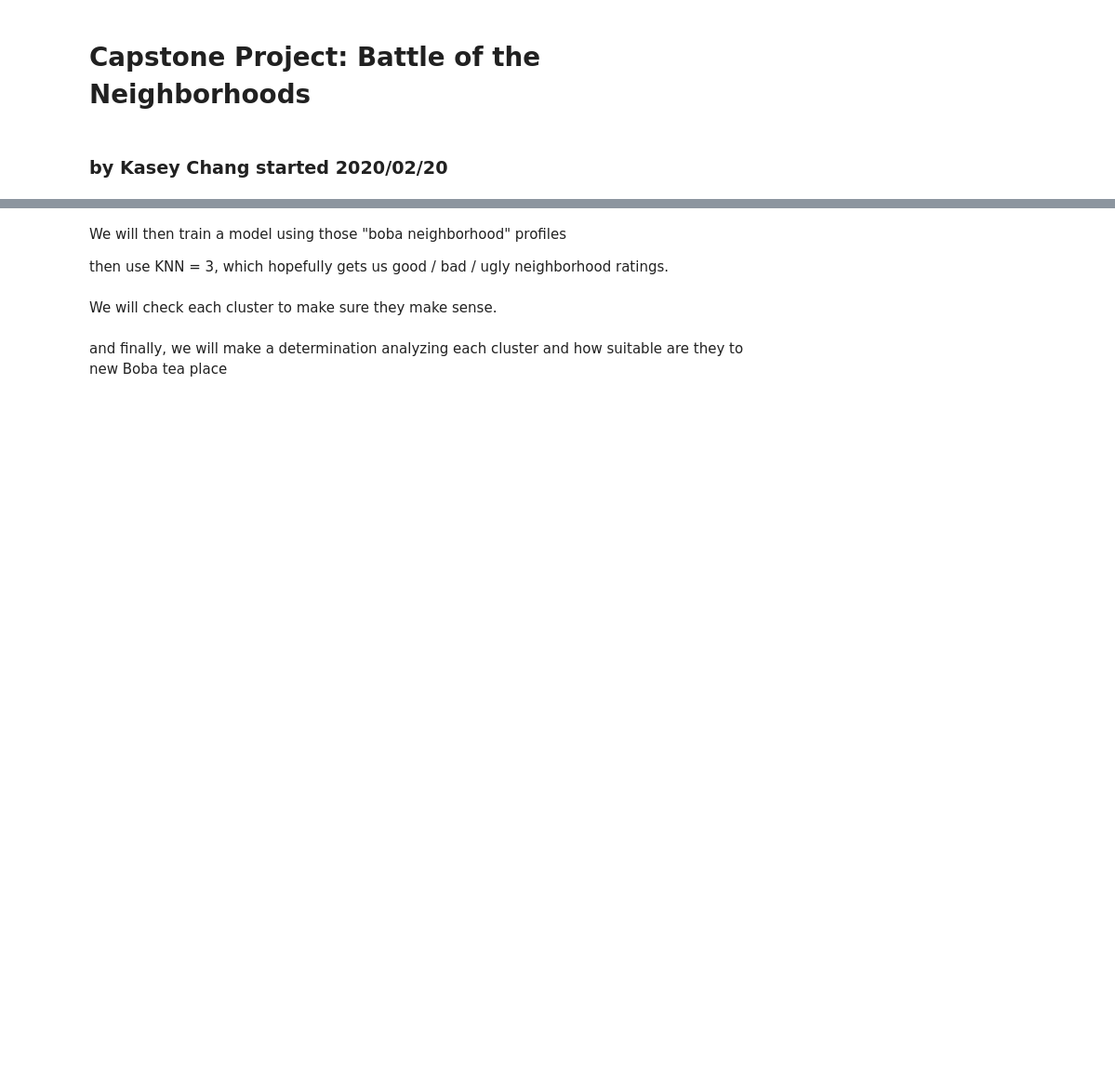
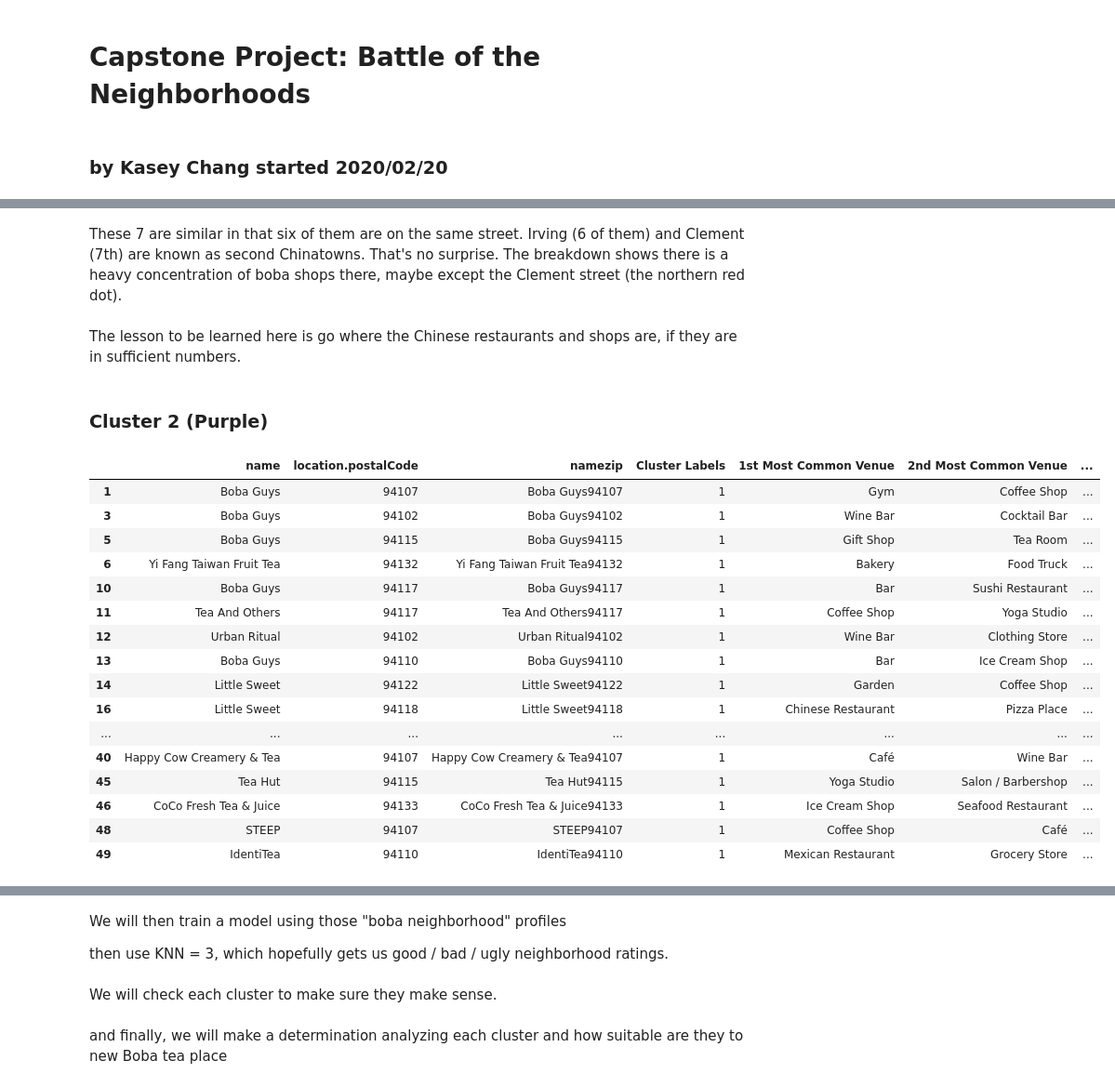
Before and after one commit to kschang77/CapstoneBattleNeighborhood, a Jupyter notebook: Capstone Project Battle Neighborhood Part 2.ipynb, the cells around one changed output, grey strips where cells are left out. Shown at 93% size. Drawn from its saved outputs; the diff is of its cells as text; code cells hidden in the pictures; blank space fills up the shorter version.

Commit message:
Published from Watson Studio.

```diff
--- a/Capstone Project Battle Neighborhood Part 2.ipynb
+++ b/Capstone Project Battle Neighborhood Part 2.ipynb
@@ -41,0 +413,6 @@ We will also plot these neighborhoods on a map to verify them and boba places in
+# %%
+def return_most_common_venues(row, num_top_venues):
+    row_categories = row.iloc[1:]
+    row_categories_sorted = row_categories.sort_values(ascending=False)
+
+    return row_categories_sorted.index.values[0:num_top_venues]
@@ -41,0 +510,16 @@ We will also plot these neighborhoods on a map to verify them and boba places in
+# %%
+# add clustering labels
+neighborhoods_venues_sorted.insert(0, 'Cluster Labels', kmeans.labels_)
+
+boba_merged = boba_venues2
+
+# merge toronto_grouped with toronto_data to add latitude/longitude for each neighborhood
+boba_merged = boba_merged.join(neighborhoods_venues_sorted.set_index('namezip'), on='namezip',how='outer')
+
+# Somehow this join created NaN values in the table, had to drop them
+#boba_merged.dropna(inplace=True)
+
+#then recast the column back to numeric
+#boba_merged['Cluster Labels']=pd.to_numeric(boba_merged['Cluster Labels'],downcast='integer')
+
+boba_merged.head()
@@ -41,0 +580,26 @@ We will also plot these neighborhoods on a map to verify them and boba places in
+# %% [markdown]
+These 7 are similar in that six of them are on the same street. Irving (6 of them) and Clement (7th) are known as second Chinatowns. That's no surprise. The breakdown shows there is a heavy concentration of boba shops there, maybe except the Clement street (the northern red dot).
+# %% [markdown]
+The lesson to be learned here is go where the Chinese restaurants and shops are, if they are in sufficient numbers.
+# %% [markdown]
+### Cluster 2 (Purple)
+# %%
+boba_merged.loc[boba_merged['Cluster Labels'] == 1, boba_merged.columns[[0,4]+ list(range(5, boba_merged.shape[1]))]]
+# %% [output]
+|  | name | location.postalCode | namezip | Cluster Labels | 1st Most Common Venue | 2nd Most Common Venue | ... |
+| 1 | Boba Guys | 94107 | Boba Guys94107 | 1 | Gym | Coffee Shop | ... |
+| 3 | Boba Guys | 94102 | Boba Guys94102 | 1 | Wine Bar | Cocktail Bar | ... |
+| 5 | Boba Guys | 94115 | Boba Guys94115 | 1 | Gift Shop | Tea Room | ... |
+| 6 | Yi Fang Taiwan Fruit Tea | 94132 | Yi Fang Taiwan Fruit Tea94132 | 1 | Bakery | Food Truck | ... |
+| 10 | Boba Guys | 94117 | Boba Guys94117 | 1 | Bar | Sushi Restaurant | ... |
+| 11 | Tea And Others | 94117 | Tea And Others94117 | 1 | Coffee Shop | Yoga Studio | ... |
+| 12 | Urban Ritual | 94102 | Urban Ritual94102 | 1 | Wine Bar | Clothing Store | ... |
+| 13 | Boba Guys | 94110 | Boba Guys94110 | 1 | Bar | Ice Cream Shop | ... |
+| 14 | Little Sweet | 94122 | Little Sweet94122 | 1 | Garden | Coffee Shop | ... |
+| 16 | Little Sweet | 94118 | Little Sweet94118 | 1 | Chinese Restaurant | Pizza Place | ... |
+| ... | ... | ... | ... | ... | ... | ... | ... |
+| 40 | Happy Cow Creamery & Tea | 94107 | Happy Cow Creamery & Tea94107 | 1 | Café | Wine Bar | ... |
+| 45 | Tea Hut | 94115 | Tea Hut94115 | 1 | Yoga Studio | Salon / Barbershop | ... |
+| 46 | CoCo Fresh Tea & Juice | 94133 | CoCo Fresh Tea & Juice94133 | 1 | Ice Cream Shop | Seafood Restaurant | ... |
+| 48 | STEEP | 94107 | STEEP94107 | 1 | Coffee Shop | Café | ... |
+| 49 | IdentiTea | 94110 | IdentiTea94110 | 1 | Mexican Restaurant | Grocery Store | ... |
```
Also changed, not shown: parts of 97 cells of this notebook.
